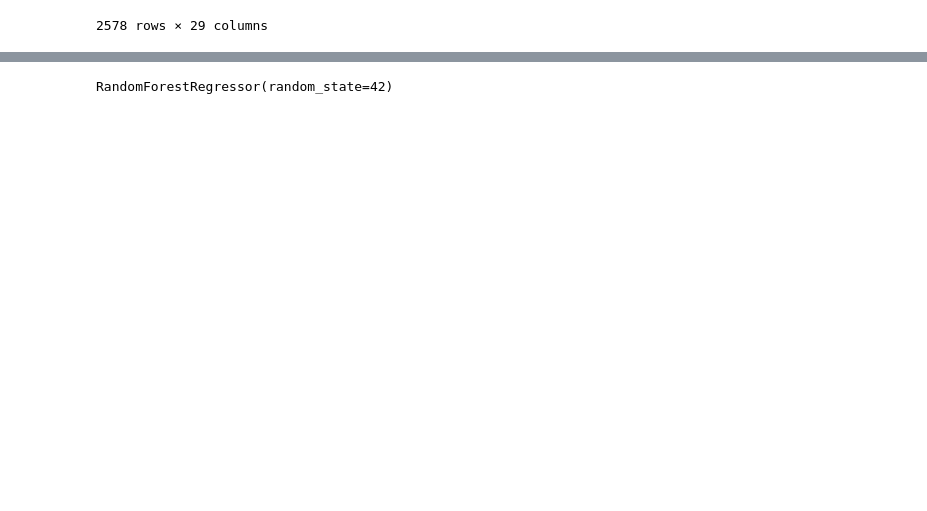
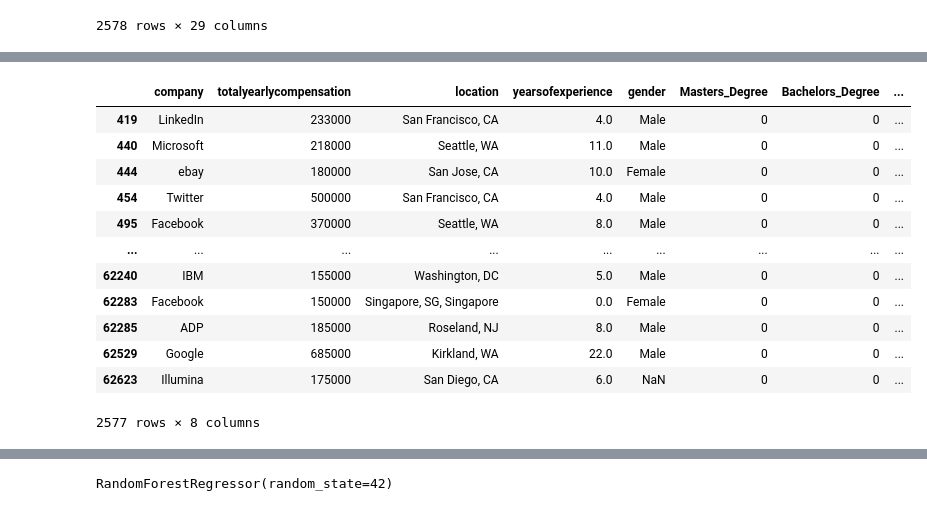
Before and after one commit to Sirius0531/final_project, a Jupyter notebook: final_seg1.ipynb, the cells around one changed output, grey strips where cells are left out. Saved outputs shown, nothing was run; the diff lists cells and outputs as text; code cells hidden in the pictures; blank space fills up the shorter version.

```diff
--- a/final_seg1.ipynb
+++ b/final_seg1.ipynb
@@ -110,0 +129,43 @@ dtype: int64
+# %%
+def US_location_to_state(city):
+    # if input is of the form $###,###,###
+    if re.match(form_state_one, city, flags=re.IGNORECASE):
+
+        # remove city name and commas
+        state = re.sub('(\w+\s)*(\w+),\s','', city)
+
+        # return state
+        return state
+    # otherwise, return NaN
+    else:
+        return np.nan
+
+
+def location_to_city(city):
+    # if input is of the form $###,###,###
+    if re.match(form_state_one, city, flags=re.IGNORECASE):
+
+        # remove city name and commas
+        city = re.sub(',\s([A-Z]{2})$','', city)
+
+        # return state
+        return city
+    # otherwise, return NaN
+    else:
+        return np.nan
+clean_df = clean_df.loc[clean_df.location != "Tel Aviv, Israel"]
+clean_df
+# %% [output]
+|  | company | totalyearlycompensation | location | yearsofexperience | gender | Masters_Degree | Bachelors_Degree | ... |
+| 419 | LinkedIn | 233000 | San Francisco, CA | 4.0 | Male | 0 | 0 | ... |
+| 440 | Microsoft | 218000 | Seattle, WA | 11.0 | Male | 0 | 0 | ... |
+| 444 | ebay | 180000 | San Jose, CA | 10.0 | Female | 0 | 0 | ... |
+| 454 | Twitter | 500000 | San Francisco, CA | 4.0 | Male | 0 | 0 | ... |
+| 495 | Facebook | 370000 | Seattle, WA | 8.0 | Male | 0 | 0 | ... |
+| ... | ... | ... | ... | ... | ... | ... | ... | ... |
+| 62240 | IBM | 155000 | Washington, DC | 5.0 | Male | 0 | 0 | ... |
+| 62283 | Facebook | 150000 | Singapore, SG, Singapore | 0.0 | Female | 0 | 0 | ... |
+| 62285 | ADP | 185000 | Roseland, NJ | 8.0 | Male | 0 | 0 | ... |
+| 62529 | Google | 685000 | Kirkland, WA | 22.0 | Male | 0 | 0 | ... |
+| 62623 | Illumina | 175000 | San Diego, CA | 6.0 | NaN | 0 | 0 | ... |
+2577 rows × 8 columns
```
Also changed, not shown: parts of 28 cells of this notebook.
